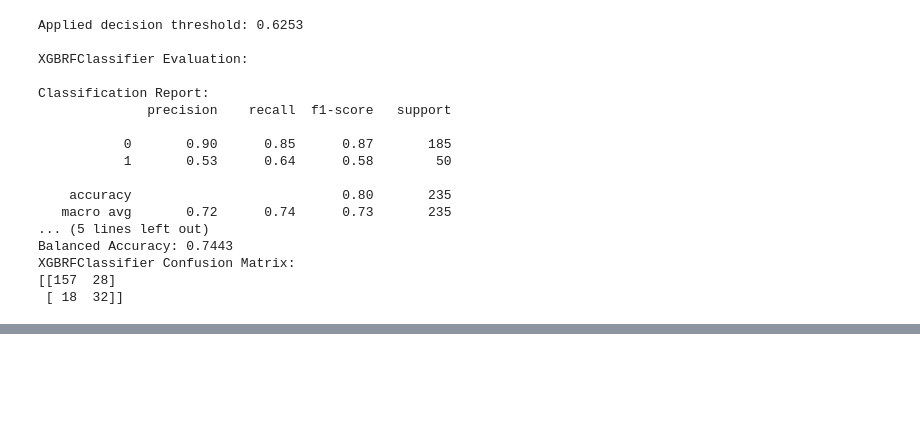
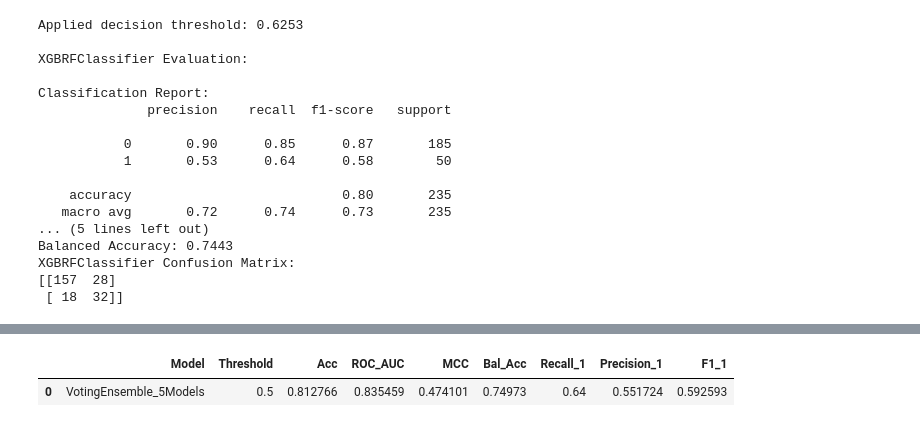
Before and after one commit to MAP9900/Convoy-Predictor-Project, a Jupyter notebook: notebooks/exploration/Ensemble_Learning_Test.ipynb, the cells around one changed output, grey strips where cells are left out. Cells and saved outputs as stored; diff of their text form; code cells hidden in the pictures; blank space fills up the shorter version.

```diff
--- a/notebooks/exploration/Ensemble_Learning_Test.ipynb
+++ b/notebooks/exploration/Ensemble_Learning_Test.ipynb
@@ -258,4 +260,71 @@ XGBRFClassifier Confusion Matrix:
 [[157  28]
  [ 18  32]]
 # %%
-#TODO: Create Ensemble Model with top 3-5
+# Preliminary soft-voting ensemble using loaded top models (swap tuned params/threshold later)
+from sklearn.ensemble import VotingClassifier
+from sklearn.metrics import (
+    classification_report, confusion_matrix, roc_auc_score, matthews_corrcoef,
+    balanced_accuracy_score, f1_score, precision_score, recall_score,)
+import pandas as pd
+import numpy as np
+
+#Get Pre-loaded Models
+xgbrf_base = xgbrf.best_model
+qda_base = qda.best_model
+ada_base = ada.best_model
+rf_base = rf.best_model
+et_base = et.best_model
+
+#Use the same train/test split as above
+X_train, X_test, y_train, y_test = xgbrf.X_train, xgbrf.X_test, xgbrf.y_train, xgbrf.y_test
+
+#Soft voting ensemble (preliminary test)
+voter = VotingClassifier(
+    estimators=[('xgbrf', xgbrf_base), ('qda', qda_base), ('ada', ada_base), ('rf', rf_base), ('et', et_base)],
+    voting='soft',
+    n_jobs=-1,)
+voter.fit(X_train, y_train)
+
+#Predict with adjustable decision threshold
+threshold = 0.5
+proba_1 = voter.predict_proba(X_test)[:, 1]
+y_pred = (proba_1 >= threshold).astype(int)
+
+#Metrics:
+roc_auc = roc_auc_score(y_test, proba_1)
+acc = np.mean(y_pred == y_test)
+recall_1 = recall_score(y_test, y_pred, pos_label=1)
+precision_1 = precision_score(y_test, y_pred, pos_label=1)
+f1_1 = f1_score(y_test, y_pred, pos_label=1)
+mcc = matthews_corrcoef(y_test, y_pred)
+bal_acc = balanced_accuracy_score(y_test, y_pred)
+
+print(f"Threshold: {threshold:.2f}")
+print(f"ROC AUC: {roc_auc:.3f}")
+print(f"Accuracy: {acc:.3f}")
+print(f"Recall (class 1): {recall_1:.3f}")
+print(f"Precision (class 1): {precision_1:.3f}")
+print(f"F1 (class 1): {f1_1:.3f}")
+print(f"MCC: {mcc:.3f}")
+print(f"Balanced Accuracy: {bal_acc:.3f}")
+
+cm = pd.DataFrame(confusion_matrix(y_test, y_pred), index=['True 0', 'True 1'], columns=['Pred 0', 'Pred 1'])
+print('\nConfusion Matrix:')
+print(cm)
+
+print('\nClassification Report (digits=3):')
+print(classification_report(y_test, y_pred, digits=3))
+
+#Metric DF:
+ensemble_results = pd.DataFrame([{
+    'Model': 'VotingEnsemble_5Models',
+    'Threshold': threshold,
+    'Acc': acc,
+    'ROC_AUC': roc_auc,
+    'MCC': mcc,
+    'Bal_Acc': bal_acc,
+    'Recall_1': recall_1,
+    'Precision_1': precision_1,
+    'F1_1': f1_1,}])
+# display(ensemble_results)
+# %% [output]
@@ -261,0 +348,2 @@ XGBRFClassifier Confusion Matrix:
+|  | Model | Threshold | Acc | ROC_AUC | MCC | Bal_Acc | Recall_1 | Precision_1 | F1_1 |
+| 0 | VotingEnsemble_5Models | 0.5 | 0.812766 | 0.835459 | 0.474101 | 0.74973 | 0.64 | 0.551724 | 0.592593 |
```
Also changed, not shown: parts of 5 cells of this notebook.
